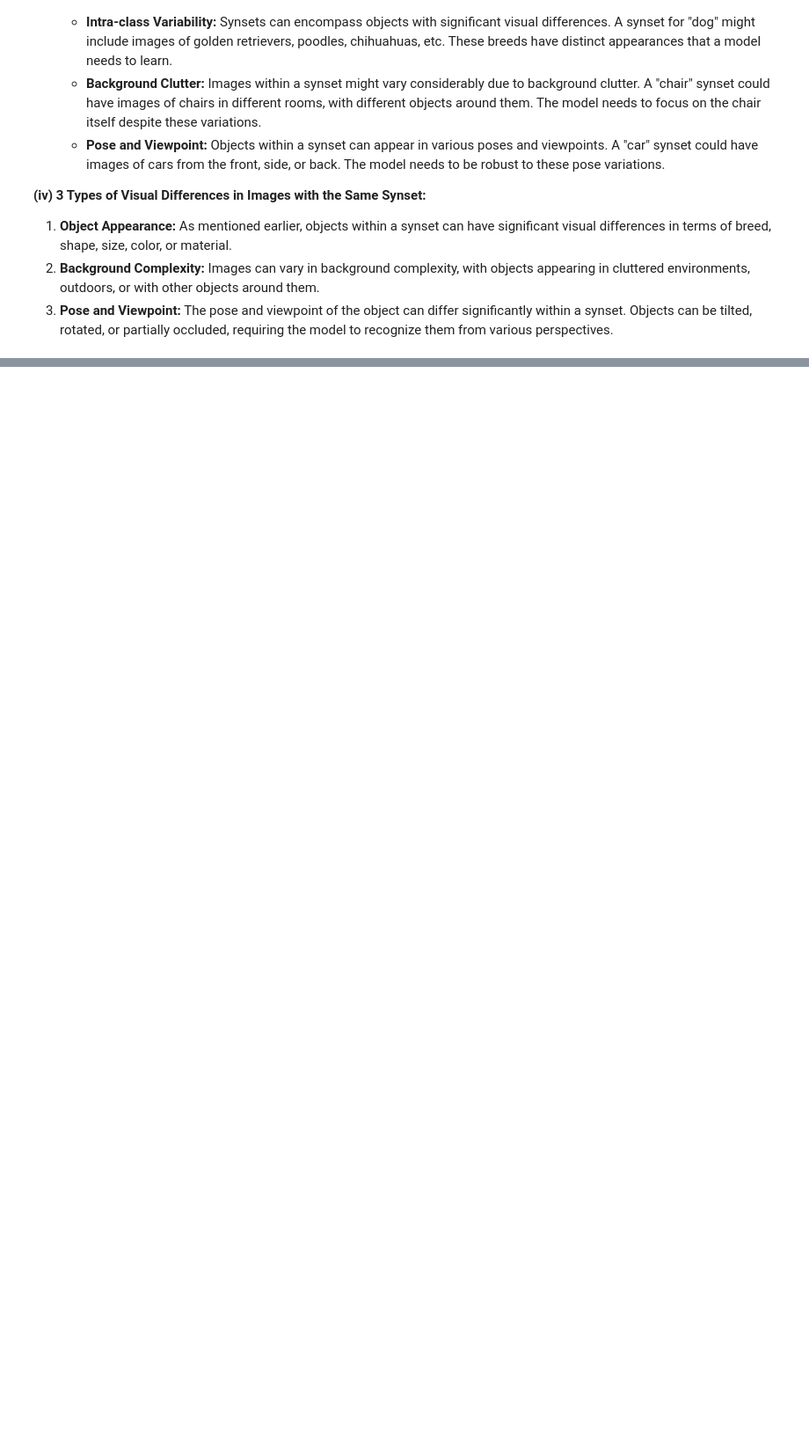
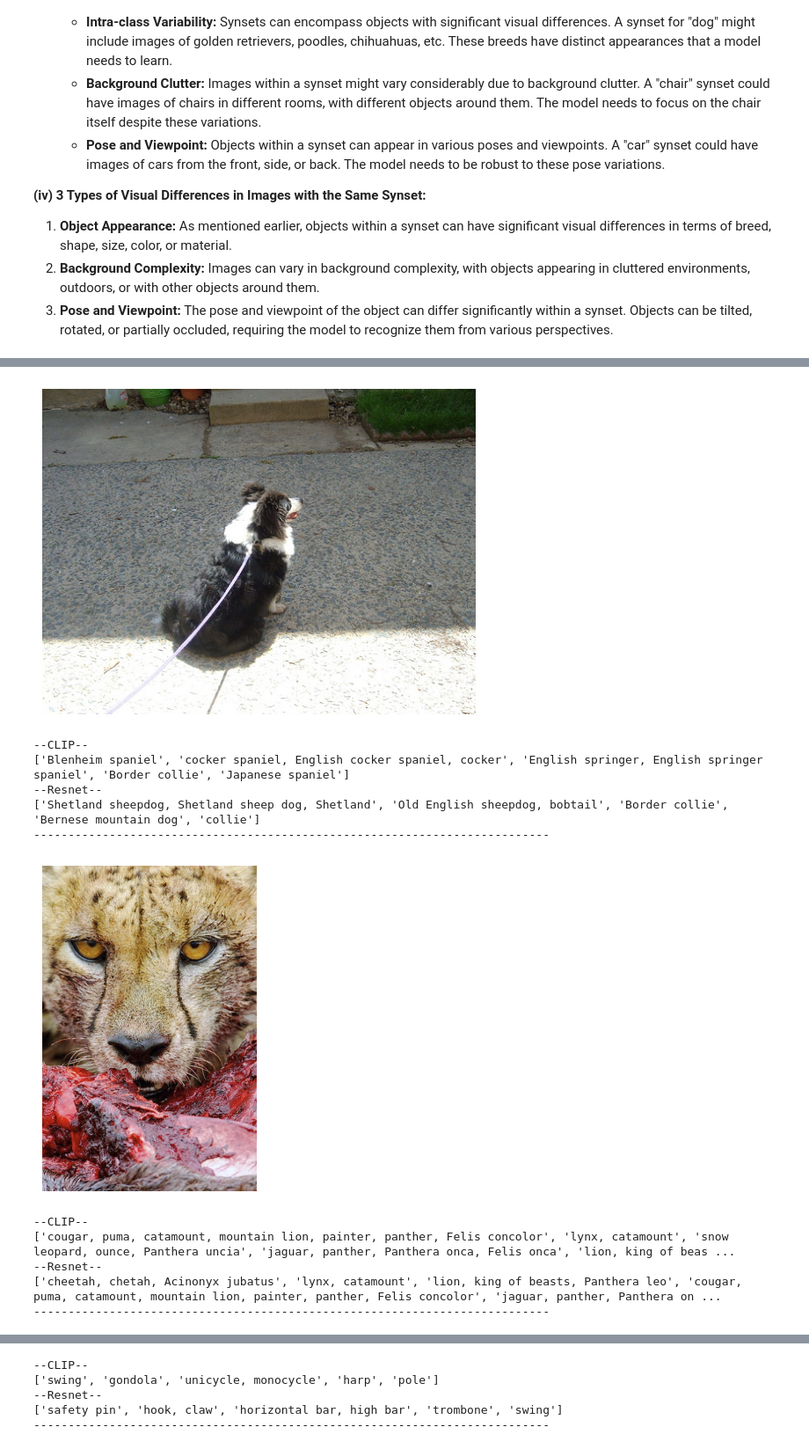
Before and after one commit to sriharib128/CV_ass, a Jupyter notebook: A4/Q2_CLIP.ipynb, the cells around one changed output, grey strips where cells are left out. Shown at 88% size. Cells and saved outputs as stored; diff of their text form; code cells hidden in the pictures; blank space fills up the shorter version.

```diff
--- a/A4/Q2_CLIP.ipynb
+++ b/A4/Q2_CLIP.ipynb
@@ -87,0 +133,8 @@ for image_path in example_images:
+# %%
+classes = []
+i=0;
+for image in example_image_paths:
+    if i%3 ==0:
+        classes.append(image.split("/")[-1][:-6])
+    i+=1
+classes
@@ -87,0 +152,16 @@ for image_path in example_images:
+# %%
+for class_ in classes:
+    print("_"*150)
+    print(class_)
+    print("_"*150)
+    for i in range(1,4):
+        print(f"--> {class_}_{i}.jpg")
+        print("--CLIP--")
+        image_path = os.path.join("./images_examples",f"{class_}_{i}.jpg")
+        top_classes= zero_shot_clip(image_path,text_features)
+        print(top_classes)
+
+        print("--Resnet--")
+        top_classes = get_resnet_top5_categories(image_path)
+        print(top_classes)
+        print("-"*75)
@@ -87,0 +186,33 @@ for image_path in example_images:
+# %%
+example_images = os.listdir("resnet_better_than_clip")
+example_image_paths = sorted([os.path.join("./resnet_better_than_clip",image_path) for image_path in example_images if image_path[0] != "."])
+# %%
+for image_path in example_image_paths:
+
+    image = Image.open(image_path).convert("RGB")
+    plt.figure()
+    plt.imshow(image)
+    plt.axis('off')
+    plt.show()
+
+    print("--CLIP--")
+    top_classes = zero_shot_clip(image_path,text_features)
+    print(top_classes)
+
+    print("--Resnet--")
+    top_classes = get_resnet_top5_categories(image_path)
+    print(top_classes)
+    print("-"*75)
+# %% [output]
+[figure, added]
+--CLIP--
+['Blenheim spaniel', 'cocker spaniel, English cocker spaniel, cocker', 'English springer, English springer spaniel', 'Border collie', 'Japanese spaniel']
+--Resnet--
+['Shetland sheepdog, Shetland sheep dog, Shetland', 'Old English sheepdog, bobtail', 'Border collie', 'Bernese mountain dog', 'collie']
+---------------------------------------------------------------------------
+[figure, added]
+--CLIP--
+['cougar, puma, catamount, mountain lion, painter, panther, Felis concolor', 'lynx, catamount', 'snow leopard, ounce, Panthera uncia', 'jaguar, panther, Panthera onca, Felis onca', 'lion, king of beas ...
+--Resnet--
+['cheetah, chetah, Acinonyx jubatus', 'lynx, catamount', 'lion, king of beasts, Panthera leo', 'cougar, puma, catamount, mountain lion, painter, panther, Felis concolor', 'jaguar, panther, Panthera on ...
+---------------------------------------------------------------------------
@@ -87,0 +226,5 @@ for image_path in example_images:
+--CLIP--
+['swing', 'gondola', 'unicycle, monocycle', 'harp', 'pole']
+--Resnet--
+['safety pin', 'hook, claw', 'horizontal bar, high bar', 'trombone', 'swing']
+---------------------------------------------------------------------------
```
Also changed, not shown: parts of 22 cells of this notebook, 52 other files.
